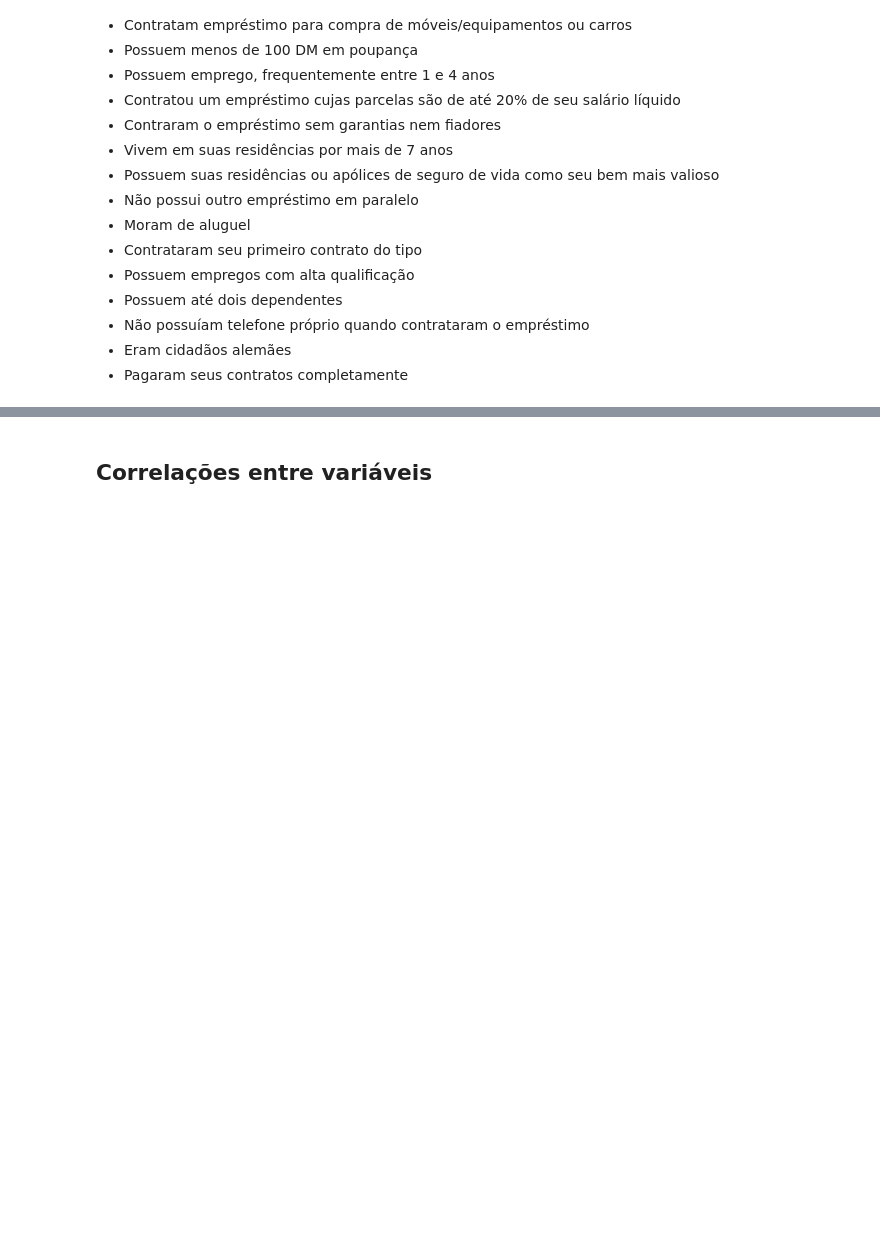
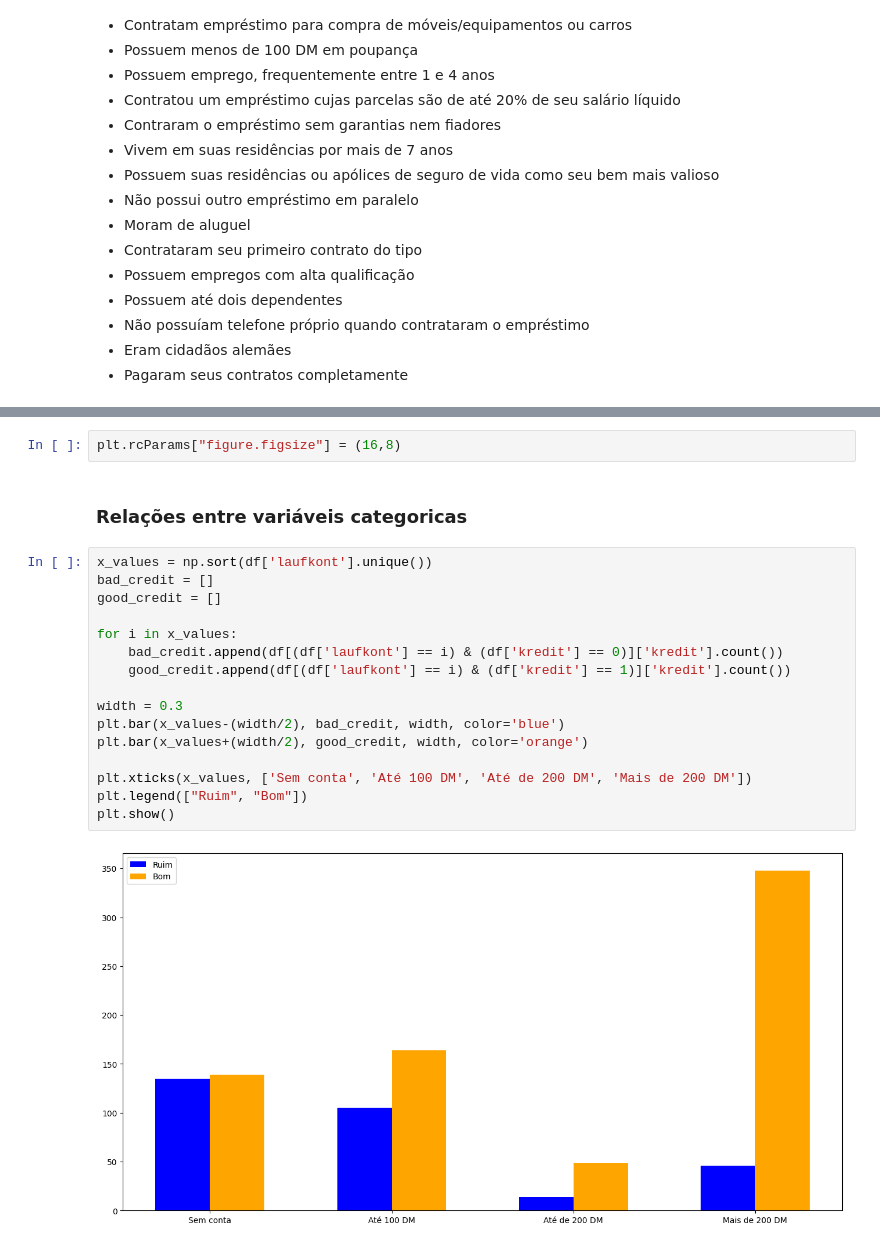
Before and after one commit to rbeni/south-german-credit, a Jupyter notebook: eda.ipynb, the cells around one changed output, grey strips where cells are left out. Cells and saved outputs as stored; diff of their text form; blank space fills up the shorter version.

Commit message:
Added graphs for correlations

```diff
--- a/eda.ipynb
+++ b/eda.ipynb
@@ -513,2 +537,22 @@ Os clientes geralmente:
+# %%
+plt.rcParams["figure.figsize"] = (16,8)
 # %% [markdown]
-## Correlações entre variáveis
+### Relações entre variáveis categoricas
+# %%
+x_values = np.sort(df['laufkont'].unique())
+bad_credit = []
+good_credit = []
+
+for i in x_values:
+    bad_credit.append(df[(df['laufkont'] == i) & (df['kredit'] == 0)]['kredit'].count())
+    good_credit.append(df[(df['laufkont'] == i) & (df['kredit'] == 1)]['kredit'].count())
+
+width = 0.3
+plt.bar(x_values-(width/2), bad_credit, width, color='blue')
+plt.bar(x_values+(width/2), good_credit, width, color='orange')
+
+plt.xticks(x_values, ['Sem conta', 'Até 100 DM', 'Até de 200 DM', 'Mais de 200 DM'])
+plt.legend(["Ruim", "Bom"])
+plt.show()
+# %% [output]
+[figure, added]
```
Also changed, not shown: parts of 17 cells of this notebook.
